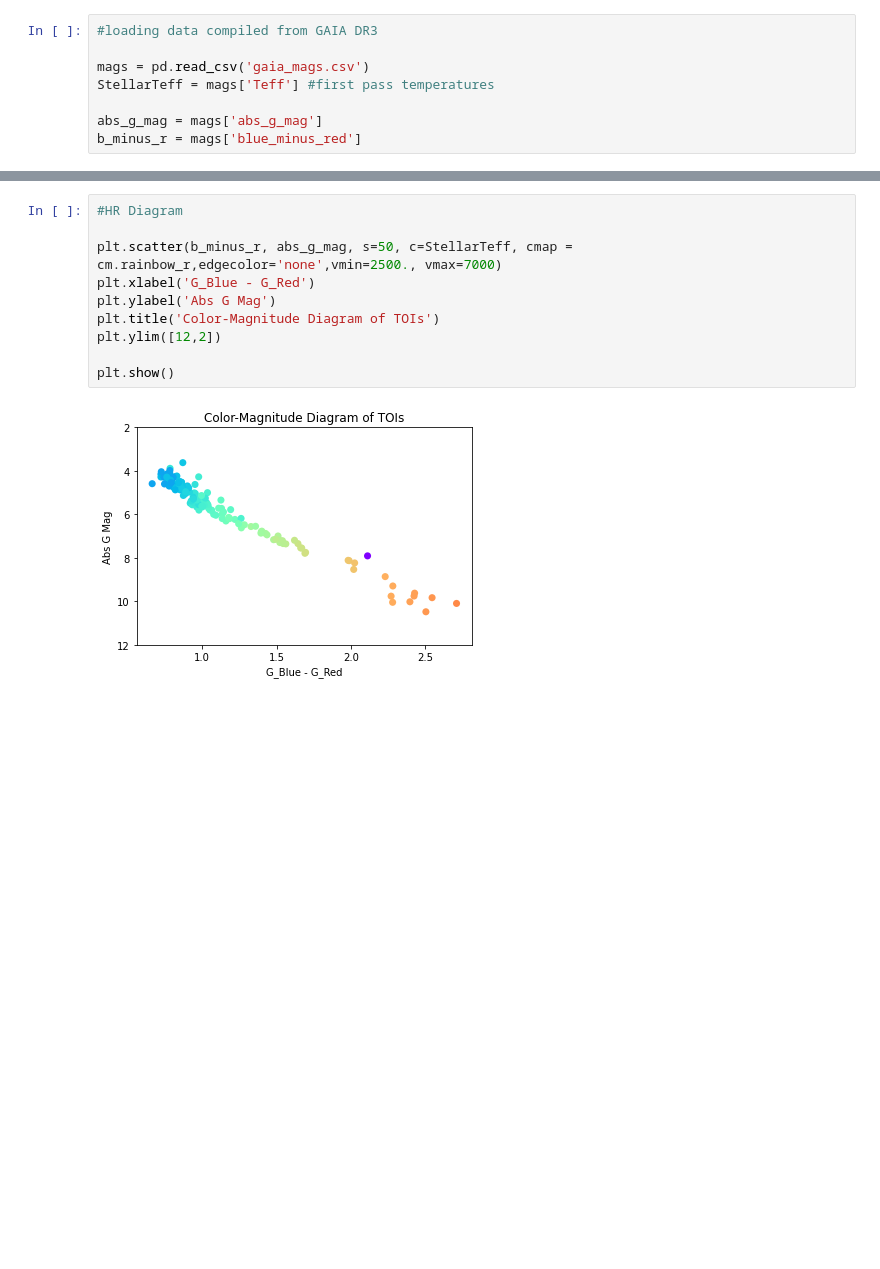
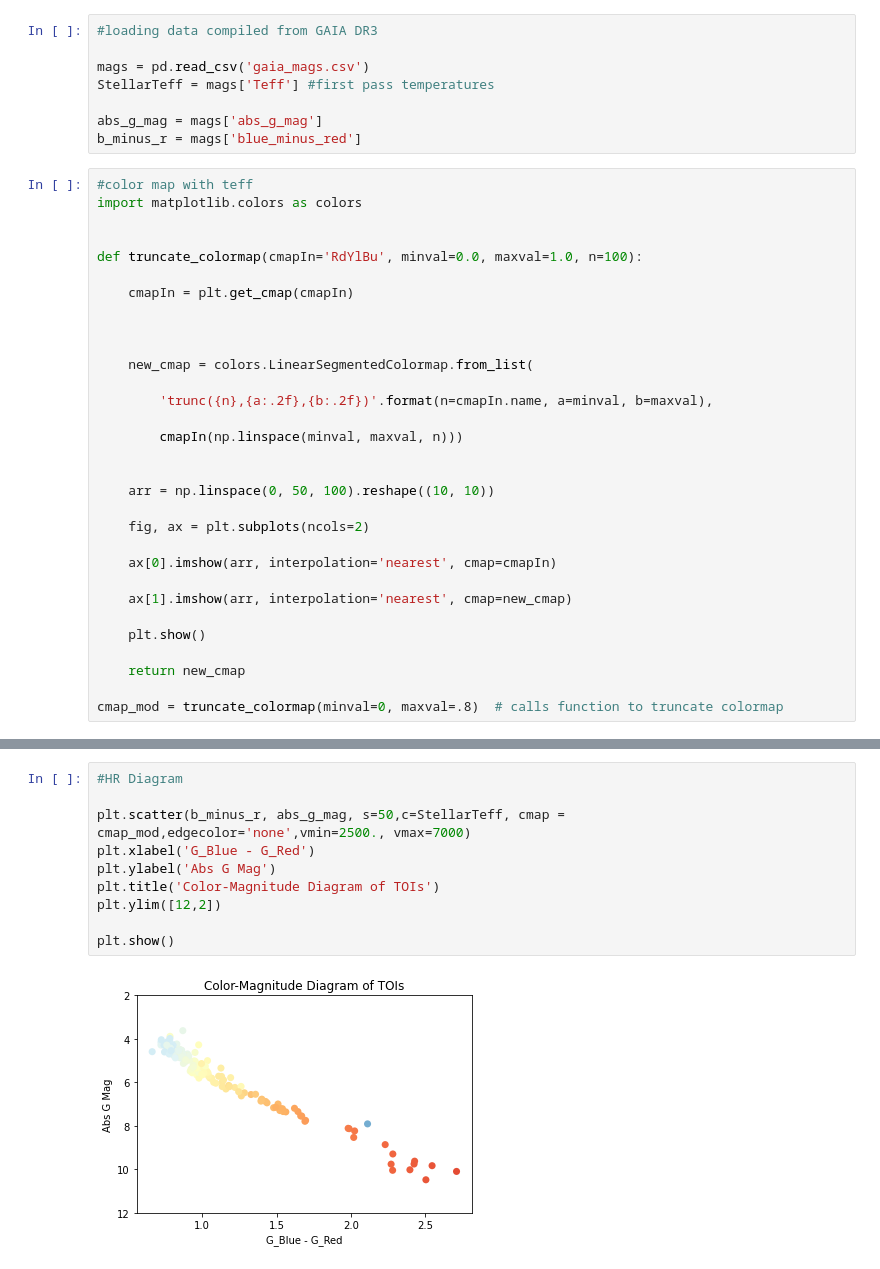
Before and after one commit to JenniferBurt/TOI_SEDs, a Jupyter notebook: TargetListOverview/toi_hr_diagram.ipynb, the cells around one changed output, grey strips where cells are left out. Cells and saved outputs as stored; diff of their text form; blank space fills up the shorter version.

Commit message:
changed color map

```diff
--- a/TargetListOverview/toi_hr_diagram.ipynb
+++ b/TargetListOverview/toi_hr_diagram.ipynb
@@ -11,3 +11,34 @@ StellarTeff = mags['Teff'] #first pass temperatures
 
 abs_g_mag = mags['abs_g_mag']
 b_minus_r = mags['blue_minus_red']
+# %%
+#color map with teff
+import matplotlib.colors as colors
+
+
+def truncate_colormap(cmapIn='RdYlBu', minval=0.0, maxval=1.0, n=100):
+
+    cmapIn = plt.get_cmap(cmapIn)
+
+
+
+    new_cmap = colors.LinearSegmentedColormap.from_list(
+
+        'trunc({n},{a:.2f},{b:.2f})'.format(n=cmapIn.name, a=minval, b=maxval),
+
+        cmapIn(np.linspace(minval, maxval, n)))
+
+
+    arr = np.linspace(0, 50, 100).reshape((10, 10))
+
+    fig, ax = plt.subplots(ncols=2)
+
+    ax[0].imshow(arr, interpolation='nearest', cmap=cmapIn)
+
+    ax[1].imshow(arr, interpolation='nearest', cmap=new_cmap)
+
+    plt.show()
+
+    return new_cmap
+
+cmap_mod = truncate_colormap(minval=0, maxval=.8)  # calls function to truncate colormap
@@ -14,12 +47,12 @@ b_minus_r = mags['blue_minus_red']
 # %%
 #HR Diagram
 
-plt.scatter(b_minus_r, abs_g_mag, s=50, c=StellarTeff, cmap = cm.rainbow_r,edgecolor='none',vmin=2500., vmax=7000)
+plt.scatter(b_minus_r, abs_g_mag, s=50,c=StellarTeff, cmap = cmap_mod,edgecolor='none',vmin=2500., vmax=7000)
 plt.xlabel('G_Blue - G_Red')
 plt.ylabel('Abs G Mag')
 plt.title('Color-Magnitude Diagram of TOIs')
 plt.ylim([12,2])
 
 plt.show()
 # %% [output]
-[figure, old version]
+[figure, new version]
```
Also changed, not shown: parts of 1 cell of this notebook.
